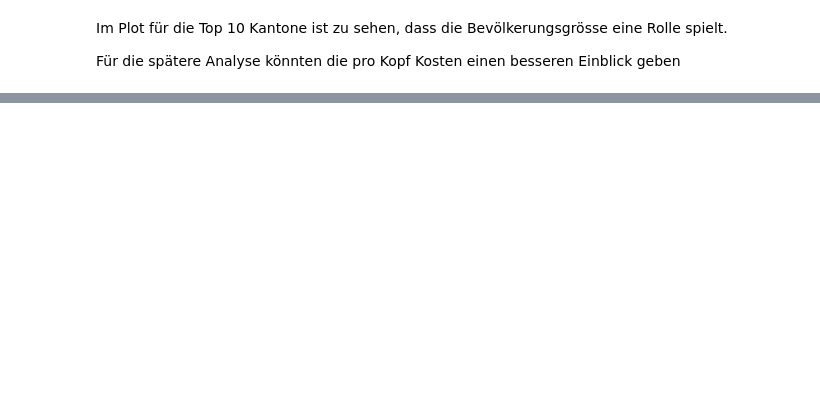
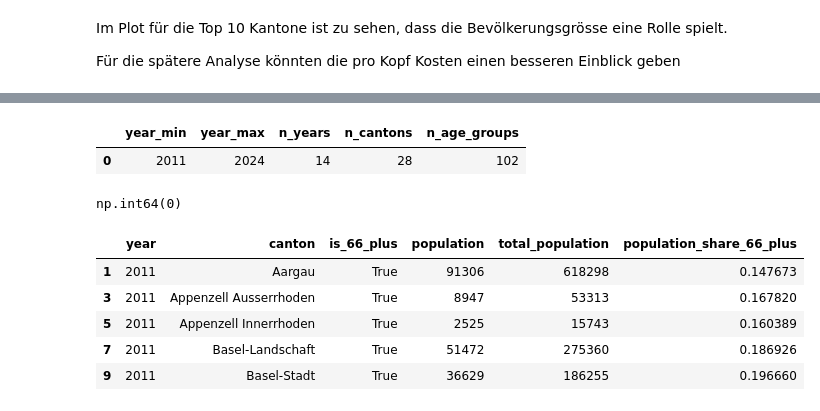
Before and after one commit to thraikal/bina-fs26, a Jupyter notebook: src/02-eda-and-preparation/eda.ipynb, the cells around one changed output, grey strips where cells are left out. Cells and saved outputs as stored; diff of their text form; code cells hidden in the pictures; blank space fills up the shorter version.

```diff
--- a/src/02-eda-and-preparation/eda.ipynb
+++ b/src/02-eda-and-preparation/eda.ipynb
@@ -138,0 +220,6 @@ df_costs_processed.to_csv(PROCESSED_DIR / "gesundheitskosten.csv")
+# %%
+df_population_processed = df_population.drop(columns=["Staatsangehörigkeit (Kategorie)", "Geschlecht"])
+print(pd.DataFrame({
+        "rows": [len(df_population_processed)],
+        "columns": [df_population_processed.shape[1]],
+}))
@@ -138,0 +231,6 @@ df_costs_processed.to_csv(PROCESSED_DIR / "gesundheitskosten.csv")
+# %%
+df_population_processed.rename(columns={
+    "Alter": "alter_label",
+}, inplace=True)
+df_population_processed["alter"] = df_population_processed["alter_label"].str.extract(r"(\d+)").astype("float")
+df_population_processed.head()
@@ -138,0 +246,9 @@ df_costs_processed.to_csv(PROCESSED_DIR / "gesundheitskosten.csv")
+# %%
+df_population_processed = df_population_processed.rename(columns={
+    "Jahr": "year",
+    "Kanton": "canton",
+    "alter_label": "age_label",
+    "Bestand am 31. Dezember": "population",
+    "alter": "age",
+})
+df_population_processed.head()
@@ -138,0 +262,11 @@ df_costs_processed.to_csv(PROCESSED_DIR / "gesundheitskosten.csv")
+# %%
+pd.DataFrame({
+        "year_min": [df_population_processed["year"].min()],
+        "year_max": [df_population_processed["year"].max()],
+        "n_years": [df_population_processed["year"].nunique()],
+        "n_cantons": [df_population_processed["canton"].nunique()],
+        "n_age_groups": [df_population_processed["age_label"].nunique()],
+})
+# %% [output]
+|  | year_min | year_max | n_years | n_cantons | n_age_groups |
+| 0 | 2011 | 2024 | 14 | 28 | 102 |
@@ -138,0 +287,36 @@ df_costs_processed.to_csv(PROCESSED_DIR / "gesundheitskosten.csv")
+# %%
+df_ch = df_population_processed[df_population_processed["canton"] == "Schweiz"]
+
+official_total = df_ch[df_ch["age_label"] == "Alter - Total"].set_index("year")["population"]
+
+age_sum = (
+    df_ch[df_ch["age_label"] != "Alter - Total"]
+    .groupby("year")["population"]
+    .sum()
+)
+
+(age_sum - official_total).abs().max()
+# %% [output]
+np.int64(0)
+# %%
+df_population_age = df_population_processed[df_population_processed["age_label"] != "Alter - Total"].copy()
+df_population_age["is_66_plus"] = df_population_age["age"] >= 66
+
+df_population_66_share = (
+    df_population_age
+    .groupby(["year", "canton", "is_66_plus"], as_index=False)["population"]
+    .sum()
+)
+
+df_population_66_share["total_population"] = df_population_66_share.groupby(["year", "canton"])["population"].transform("sum")
+df_population_66_share["population_share_66_plus"] = df_population_66_share["population"] / df_population_66_share["total_population"]
+df_population_66_share = df_population_66_share[df_population_66_share["is_66_plus"]].copy()
+
+df_population_66_share.head()
+# %% [output]
+|  | year | canton | is_66_plus | population | total_population | population_share_66_plus |
+| 1 | 2011 | Aargau | True | 91306 | 618298 | 0.147673 |
+| 3 | 2011 | Appenzell Ausserrhoden | True | 8947 | 53313 | 0.167820 |
+| 5 | 2011 | Appenzell Innerrhoden | True | 2525 | 15743 | 0.160389 |
+| 7 | 2011 | Basel-Landschaft | True | 51472 | 275360 | 0.186926 |
+| 9 | 2011 | Basel-Stadt | True | 36629 | 186255 | 0.196660 |
```
Also changed, not shown: parts of 19 cells of this notebook, 1 other file.
